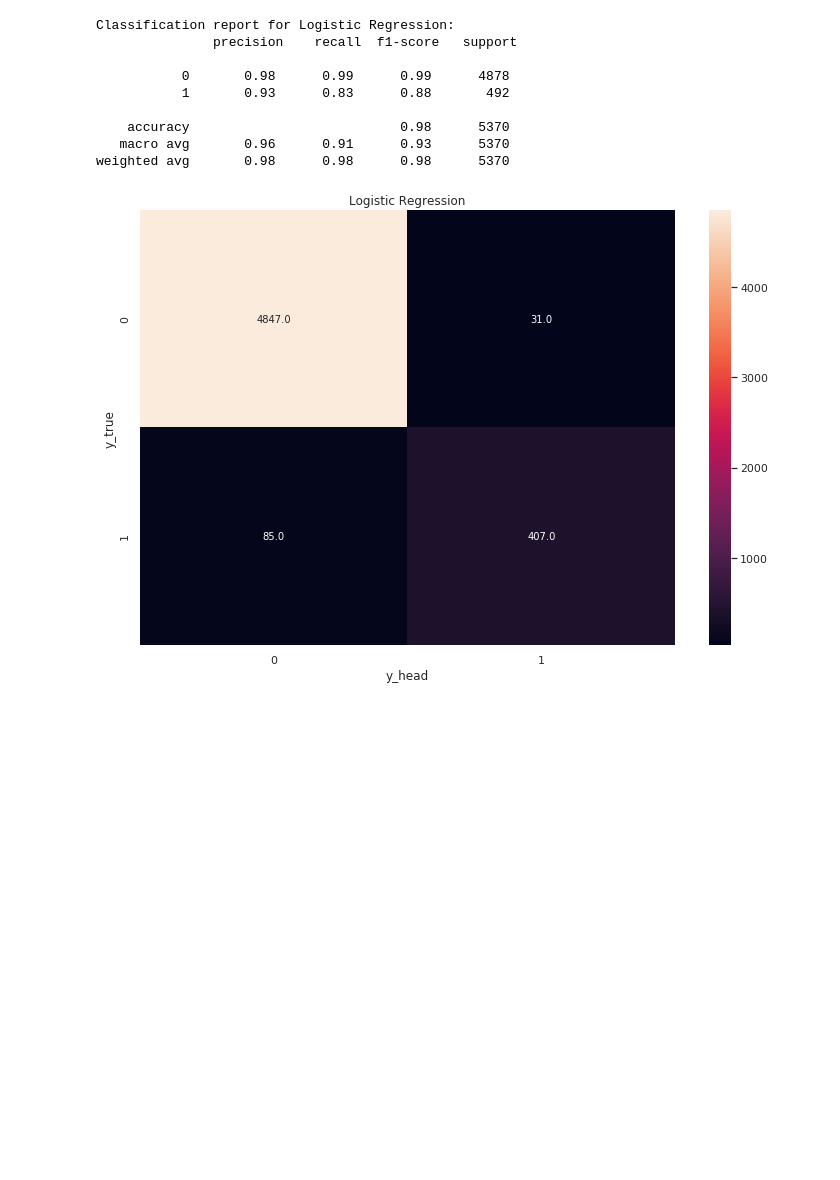
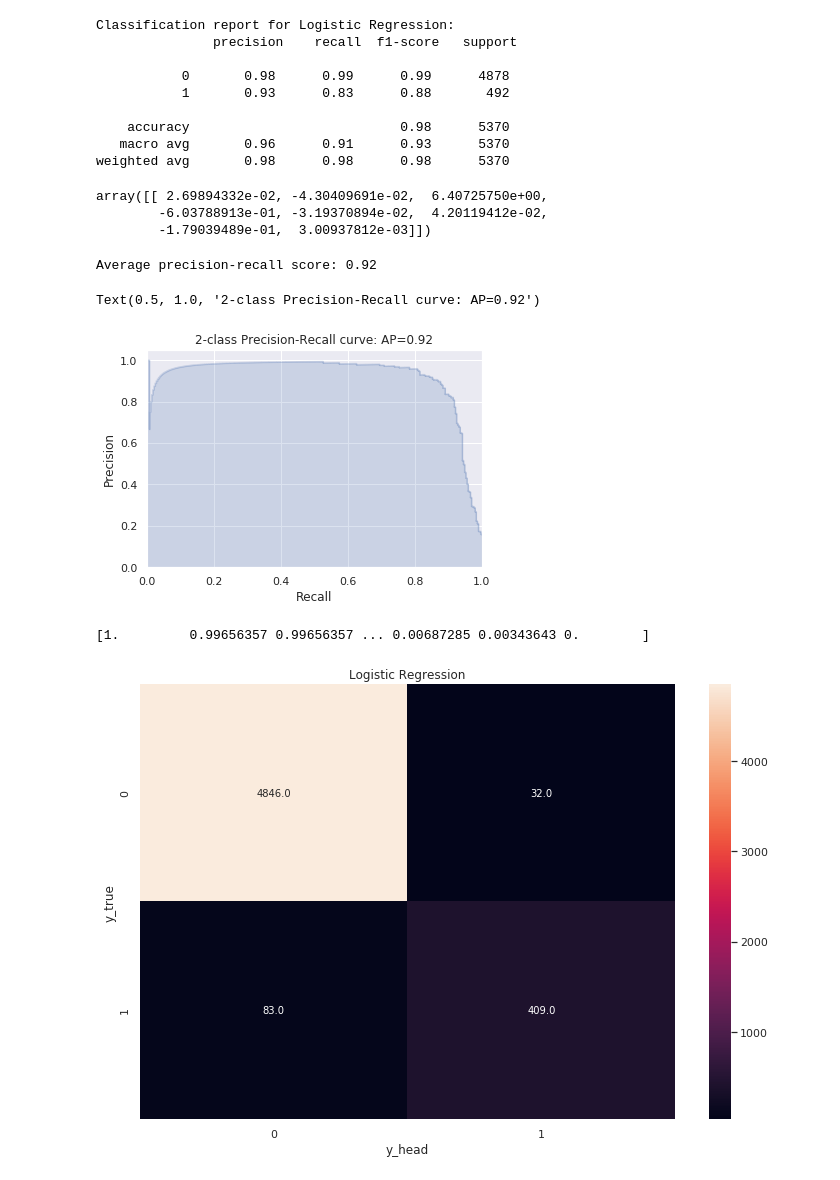
Before and after one commit to ILayZ/AIU, a Jupyter notebook: Pulsars.ipynb, the cells around one changed output. Saved outputs shown, nothing was run; the diff lists cells and outputs as text; code cells hidden in the pictures; blank space fills up the shorter version.

```diff
--- a/Pulsars.ipynb
+++ b/Pulsars.ipynb
@@ -134,21 +184,26 @@ x_test   = std_sclr.fit_transform(x_test)
 # %% [markdown]
 #Logistic Regression
 # %%
-from sklearn.linear_model import LogisticRegression
+from sklearn.linear_model import LogisticRegression, LogisticRegressionCV
 from sklearn.metrics import mean_squared_error
 from sklearn.metrics import confusion_matrix,classification_report
 
-lr = LogisticRegression(solver='lbfgs')
+#lr = LogisticRegressionCV(solver='liblinear')
+lr = LogisticRegressionCV(cv=5,
+                          solver='liblinear'
+                          #multi_class='ovr',
+                          #random_state=None
+                         )
 lr.fit(x_train, y_train)
 lr_prediction = lr.predict(x_test)
-mse_lr=mean_squared_error(y_test,lr_prediction)
+lr_prediction_proba = lr.predict_proba(x_test)
 
 cm_lr=confusion_matrix(y_test,lr_prediction)
 cm_lr=pd.DataFrame(cm_lr)
 cr_lr=classification_report(y_test,lr_prediction)
 
-score_and_mse={"model":["logistic regression"],"Score":[lr.score(x_test,y_test)],"MSE":[mse_lr]}
-score_and_mse=pd.DataFrame(score_and_mse)
+score={"model":["logistic regression"],"Score":[lr.score(x_test,y_test)]}
+score=pd.DataFrame(score)
 
 print('Classification report for Logistic Regression: \n',cr_lr)
 # %% [output]
@@ -164,3 +221,48 @@ weighted avg       0.98      0.98      0.98      5370
+# %%
+lr.coef_
+# %% [output]
+array([[ 2.69894332e-02, -4.30409691e-02,  6.40725750e+00,
+        -6.03788913e-01, -3.19370894e-02,  4.20119412e-02,
+        -1.79039489e-01,  3.00937812e-03]])
+# %%
+from sklearn.metrics import average_precision_score
+average_precision = average_precision_score(y_test, lr_prediction_proba[:,1])
+
+print('Average precision-recall score: {0:0.2f}'.format(
+      average_precision))
+# %% [output]
+Average precision-recall score: 0.92
+# %%
+from sklearn.metrics import precision_recall_curve
+import matplotlib.pyplot as plt
+from inspect import signature
+
+precision, recall, _ = precision_recall_curve(y_test, lr_prediction_proba[:,1])
+
+# In matplotlib < 1.5, plt.fill_between does not have a 'step' argument
+step_kwargs = ({'step': 'post'}
+               if 'step' in signature(plt.fill_between).parameters
+               else {})
+plt.step(recall, precision, color='b', alpha=0.2,
+         where='post')
+plt.fill_between(recall, precision, alpha=0.2, color='b', **step_kwargs)
+
+plt.xlabel('Recall')
+plt.ylabel('Precision')
+plt.ylim([0.0, 1.05])
+plt.xlim([0.0, 1.0])
+plt.title('2-class Precision-Recall curve: AP={0:0.2f}'.format(
+          average_precision))
+# %% [output]
+Text(0.5, 1.0, '2-class Precision-Recall curve: AP=0.92')
+[figure, added]
+# %%
+lr_prediction_proba.shape
+recall.shape
+precision.shape
+print(recall)
+# %% [output]
+[1.         0.99656357 0.99656357 ... 0.00687285 0.00343643 0.        ]
 # %%
 plt.figure( figsize=(12,8))
 g1 = sns.heatmap(cm_lr,annot=True,fmt=".1f")
```
Also changed, not shown: parts of 10 cells of this notebook.
